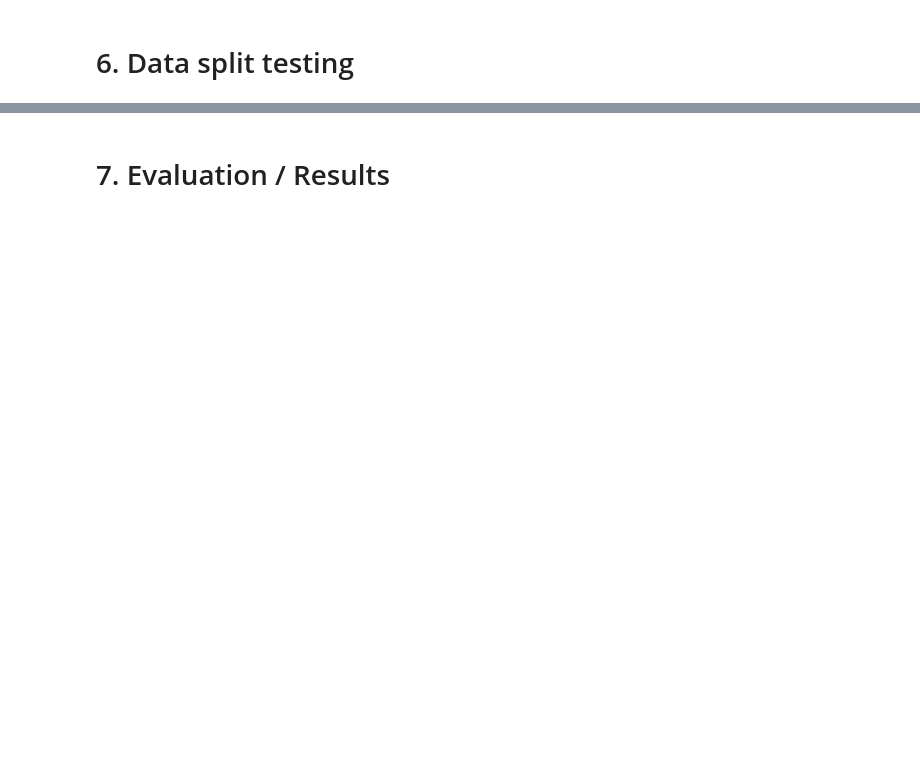
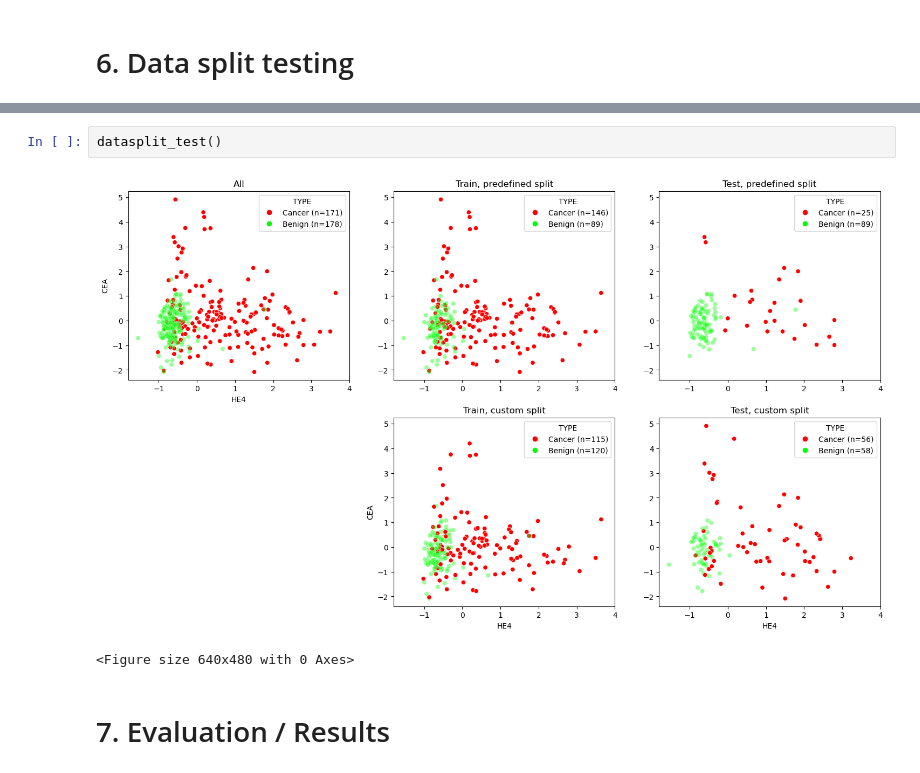
Before and after one commit to WilliamH-R/ComputationalTools, a Jupyter notebook: python/submission.ipynb, the cells around one changed output, grey strips where cells are left out. Drawn from its saved outputs; the diff is of its cells as text; blank space fills up the shorter version.

```diff
--- a/python/submission.ipynb
+++ b/python/submission.ipynb
@@ -15,2 +621,7 @@
+# %%
+datasplit_test()
+# %% [output]
+[figure, added]
+<Figure size 640x480 with 0 Axes>
 # %% [markdown]
 # 7. Evaluation / Results
```
Also changed, not shown: parts of 19 cells of this notebook.
